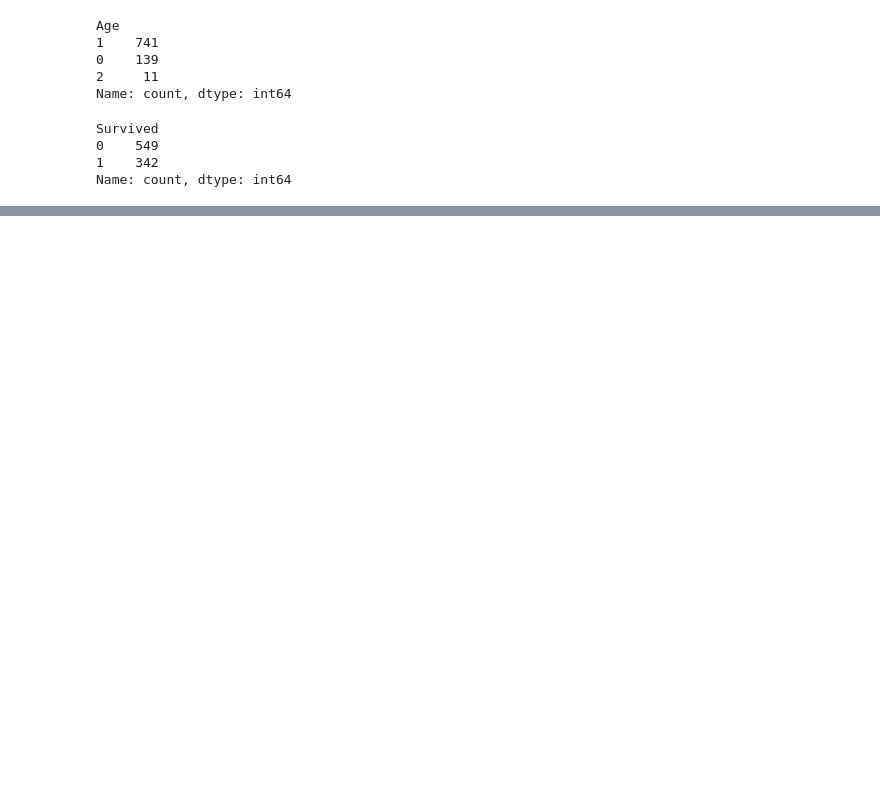
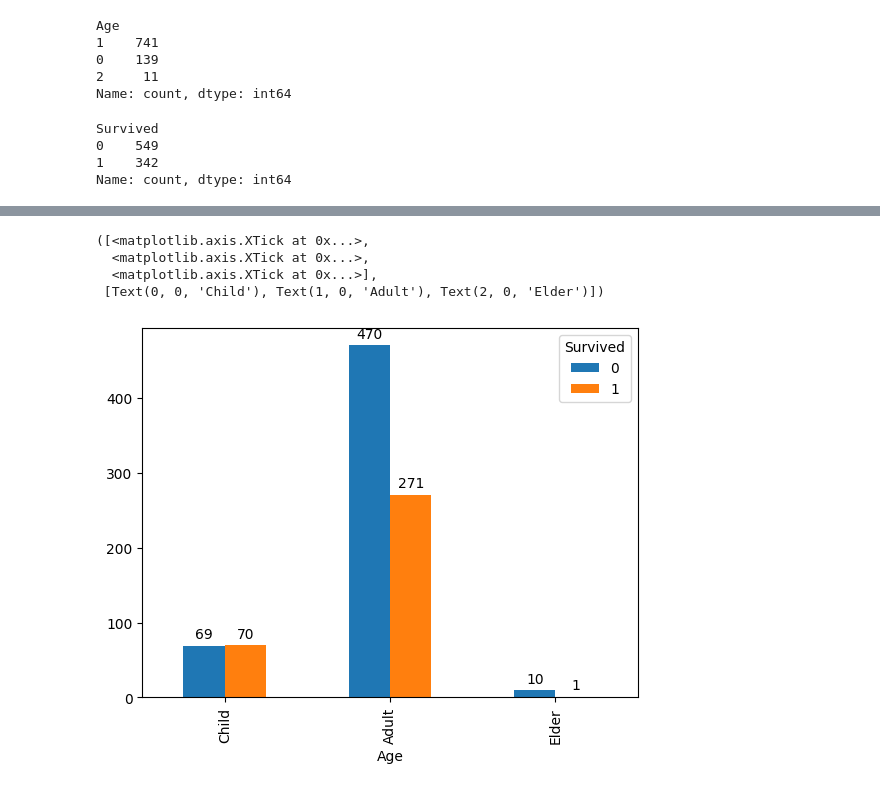
Before and after one commit to peeyush1278/Python-Experiment, a Jupyter notebook: Python-Exp/Titanic-exp/titanic_EDA.ipynb, the cells around one changed output, grey strips where cells are left out. Drawn from its saved outputs; the diff is of its cells as text; code cells hidden in the pictures; blank space fills up the shorter version.

```diff
--- a/Python-Exp/Titanic-exp/titanic_EDA.ipynb
+++ b/Python-Exp/Titanic-exp/titanic_EDA.ipynb
@@ -366,0 +375,13 @@ Name: count, dtype: int64
+# %%
+ct = pd.crosstab(df1['Age'], df1['Survived'])
+ax = ct.plot(kind='bar')
+
+for container in ax.containers:
+    ax.bar_label(container, padding=3, fmt='%d')
+plt.xticks(x,['Child','Adult','Elder'])
+# %% [output]
+([<matplotlib.axis.XTick at 0x...>,
+  <matplotlib.axis.XTick at 0x...>,
+  <matplotlib.axis.XTick at 0x...>],
+ [Text(0, 0, 'Child'), Text(1, 0, 'Adult'), Text(2, 0, 'Elder')])
+[figure, added]
```
Also changed, not shown: parts of 4 cells of this notebook.
